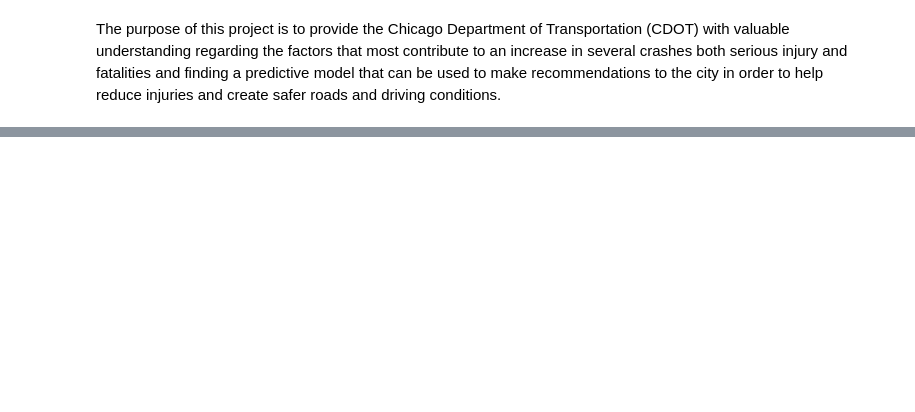
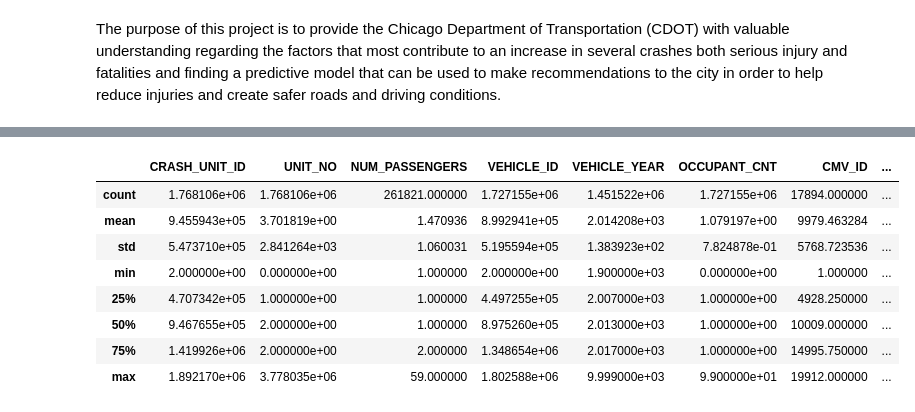
Before and after one commit to marionmacharia/Marion-Phase-3-Project, a Jupyter notebook: index.ipynb, the cells around one changed output, grey strips where cells are left out. Saved outputs shown, nothing was run; the diff lists cells and outputs as text; code cells hidden in the pictures; blank space fills up the shorter version.

```diff
--- a/index.ipynb
+++ b/index.ipynb
@@ -37,0 +145,12 @@ Data Cleaning
+# %%
+crashes_df.describe()
+# %% [output]
+|  | CRASH_UNIT_ID | UNIT_NO | NUM_PASSENGERS | VEHICLE_ID | VEHICLE_YEAR | OCCUPANT_CNT | CMV_ID | ... |
+| count | 1.768106e+06 | 1.768106e+06 | 261821.000000 | 1.727155e+06 | 1.451522e+06 | 1.727155e+06 | 17894.000000 | ... |
+| mean | 9.455943e+05 | 3.701819e+00 | 1.470936 | 8.992941e+05 | 2.014208e+03 | 1.079197e+00 | 9979.463284 | ... |
+| std | 5.473710e+05 | 2.841264e+03 | 1.060031 | 5.195594e+05 | 1.383923e+02 | 7.824878e-01 | 5768.723536 | ... |
+| min | 2.000000e+00 | 0.000000e+00 | 1.000000 | 2.000000e+00 | 1.900000e+03 | 0.000000e+00 | 1.000000 | ... |
+| 25% | 4.707342e+05 | 1.000000e+00 | 1.000000 | 4.497255e+05 | 2.007000e+03 | 1.000000e+00 | 4928.250000 | ... |
+| 50% | 9.467655e+05 | 2.000000e+00 | 1.000000 | 8.975260e+05 | 2.013000e+03 | 1.000000e+00 | 10009.000000 | ... |
+| 75% | 1.419926e+06 | 2.000000e+00 | 2.000000 | 1.348654e+06 | 2.017000e+03 | 1.000000e+00 | 14995.750000 | ... |
+| max | 1.892170e+06 | 3.778035e+06 | 59.000000 | 1.802588e+06 | 9.999000e+03 | 9.900000e+01 | 19912.000000 | ... |
```
Also changed, not shown: parts of 68 cells of this notebook.
